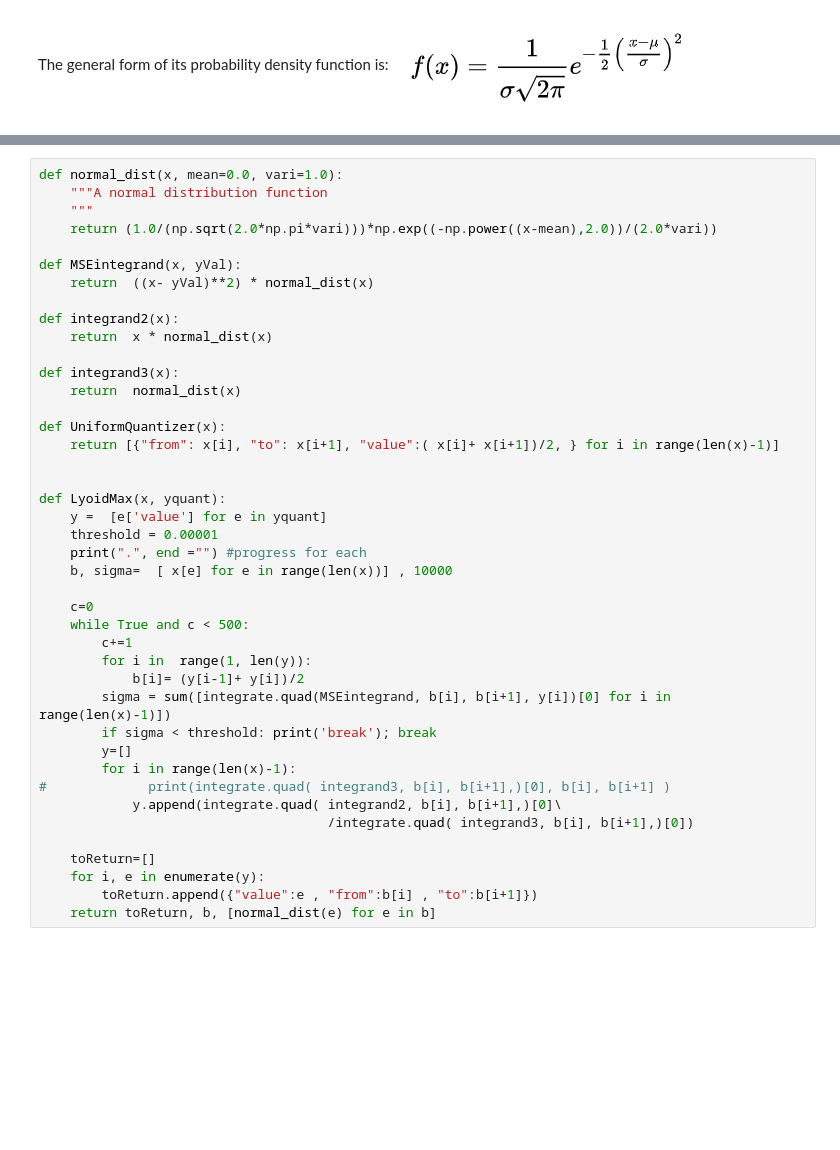
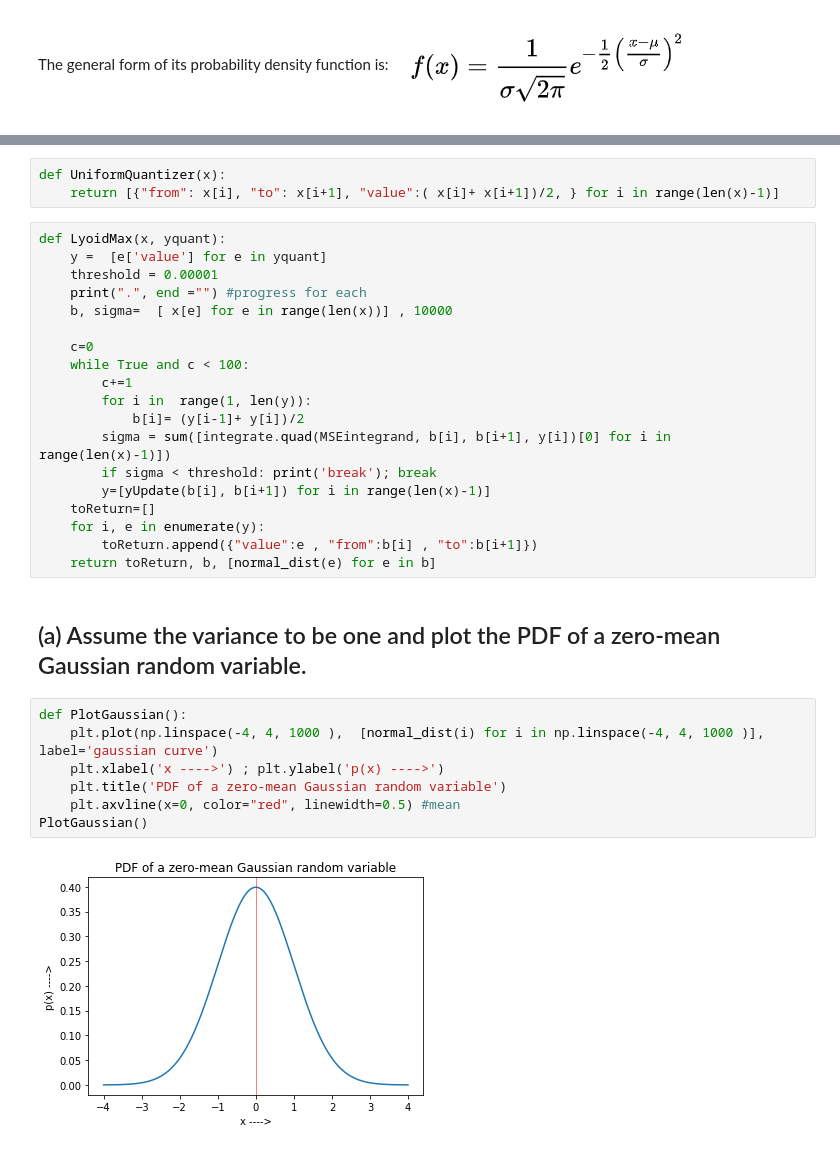
Before and after one commit to SushantGautam/LloydMaxQuantization, a Jupyter notebook: Q1.ipynb, the cells around one changed output, grey strips where cells are left out. Drawn from its saved outputs; the diff is of its cells as text; blank space fills up the shorter version.

```diff
--- a/Q1.ipynb
+++ b/Q1.ipynb
@@ -10,22 +27,7 @@ The general form of its probability density function is:
+# %%
+def UniformQuantizer(x):
+    return [{"from": x[i], "to": x[i+1], "value":( x[i]+ x[i+1])/2, } for i in range(len(x)-1)]
 # %%
-def normal_dist(x, mean=0.0, vari=1.0):
-    """A normal distribution function
-    """
-    return (1.0/(np.sqrt(2.0*np.pi*vari)))*np.exp((-np.power((x-mean),2.0))/(2.0*vari))
-
-def MSEintegrand(x, yVal):
-    return  ((x- yVal)**2) * normal_dist(x)
-
-def integrand2(x):
-    return  x * normal_dist(x)
-
-def integrand3(x):
-    return  normal_dist(x)
-
-def UniformQuantizer(x):
-    return [{"from": x[i], "to": x[i+1], "value":( x[i]+ x[i+1])/2, } for i in range(len(x)-1)]
-
-
 def LyoidMax(x, yquant):
     y =  [e['value'] for e in yquant]
     threshold = 0.00001
@@ -33,19 +35,25 @@ def LyoidMax(x, yquant):
     b, sigma=  [ x[e] for e in range(len(x))] , 10000
 
     c=0
-    while True and c < 500:
+    while True and c < 100:
         c+=1
         for i in  range(1, len(y)):
             b[i]= (y[i-1]+ y[i])/2
         sigma = sum([integrate.quad(MSEintegrand, b[i], b[i+1], y[i])[0] for i in range(len(x)-1)])
         if sigma < threshold: print('break'); break
-        y=[]
-        for i in range(len(x)-1):
-#             print(integrate.quad( integrand3, b[i], b[i+1],)[0], b[i], b[i+1] )
-            y.append(integrate.quad( integrand2, b[i], b[i+1],)[0]\
-                                     /integrate.quad( integrand3, b[i], b[i+1],)[0])
-
+        y=[yUpdate(b[i], b[i+1]) for i in range(len(x)-1)]
     toReturn=[]
     for i, e in enumerate(y):
         toReturn.append({"value":e , "from":b[i] , "to":b[i+1]})
     return toReturn, b, [normal_dist(e) for e in b]
+# %% [markdown]
+## (a) Assume the variance to be one and plot the PDF of a zero-mean Gaussian random variable.
+# %%
+def PlotGaussian():
+    plt.plot(np.linspace(-4, 4, 1000 ),  [normal_dist(i) for i in np.linspace(-4, 4, 1000 )],  label='gaussian curve')
+    plt.xlabel('x ---->') ; plt.ylabel('p(x) ---->')
+    plt.title('PDF of a zero-mean Gaussian random variable')
+    plt.axvline(x=0, color="red", linewidth=0.5) #mean
+PlotGaussian()
+# %% [output]
+[figure, added]
```
Also changed, not shown: parts of 13 cells of this notebook.
